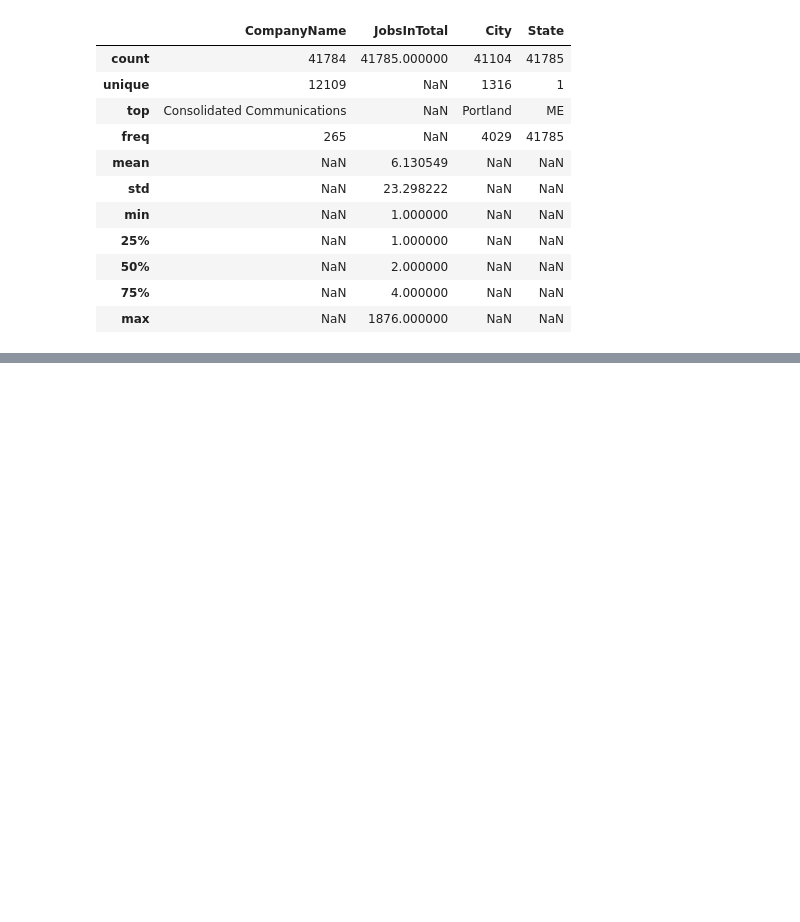
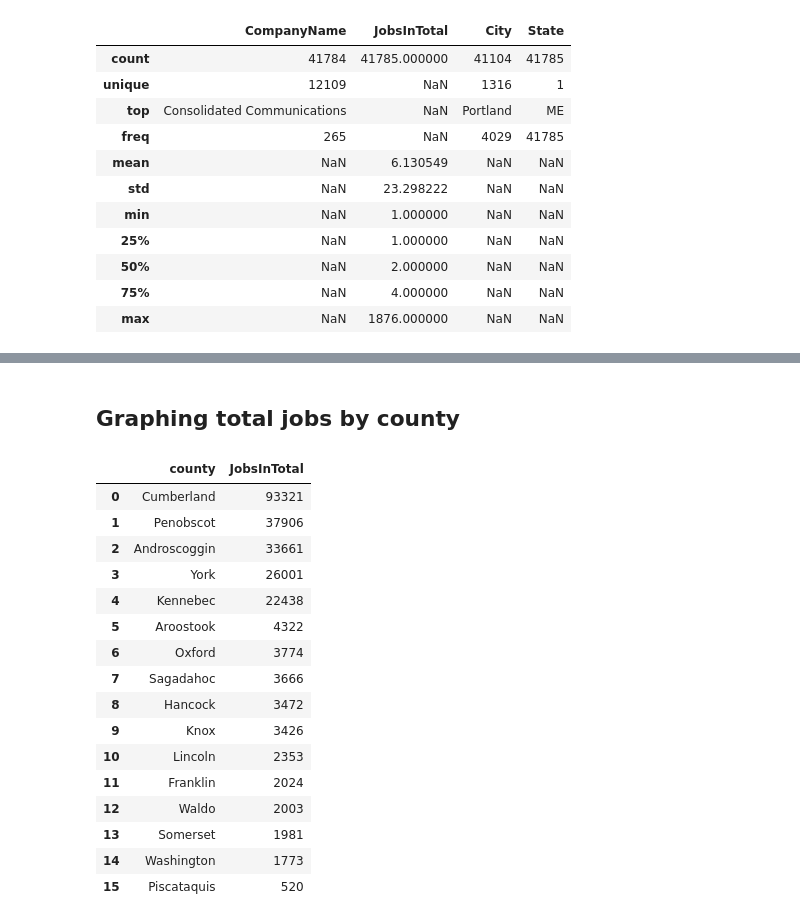
Before and after one commit to Jeisensei/Projects_folder, a Jupyter notebook: Maine_jobs/Maine_jobs.ipynb, the cells around one changed output, grey strips where cells are left out. Drawn from its saved outputs; the diff is of its cells as text; code cells hidden in the pictures; blank space fills up the shorter version.

```diff
--- a/Maine_jobs/Maine_jobs.ipynb
+++ b/Maine_jobs/Maine_jobs.ipynb
@@ -57,0 +137,10 @@ df
+# %%
+bs = BeautifulSoup(data, 'html.parser')
+table = bs.find('table', class_='wikitable sortable static-row-numbers')
+my_list = []
+for row in table.find_all("tr"):
+    cells = row.find_all("td")
+    if len(cells) > 0:
+        my_list.append([cell.text.strip() for cell in cells])
+mun_df = pd.DataFrame(my_list, columns=['Municipality', "Type", "County", "Population", "Area", "Incorporated"])
+mun_df.head()
@@ -57,0 +194,23 @@ df
+# %% [markdown]
+## Graphing total jobs by county
+# %%
+grouped_county = df.groupby("county").JobsInTotal.sum().sort_values(ascending=False).reset_index()
+grouped_county
+# %% [output]
+|  | county | JobsInTotal |
+| 0 | Cumberland | 93321 |
+| 1 | Penobscot | 37906 |
+| 2 | Androscoggin | 33661 |
+| 3 | York | 26001 |
+| 4 | Kennebec | 22438 |
+| 5 | Aroostook | 4322 |
+| 6 | Oxford | 3774 |
+| 7 | Sagadahoc | 3666 |
+| 8 | Hancock | 3472 |
+| 9 | Knox | 3426 |
+| 10 | Lincoln | 2353 |
+| 11 | Franklin | 2024 |
+| 12 | Waldo | 2003 |
+| 13 | Somerset | 1981 |
+| 14 | Washington | 1773 |
+| 15 | Piscataquis | 520 |
```
Also changed, not shown: parts of 23 cells of this notebook.
